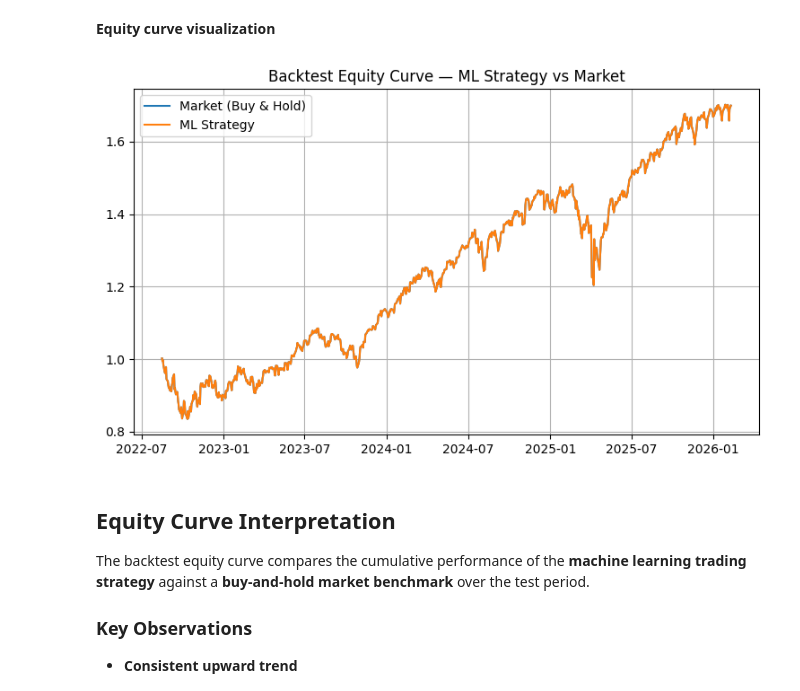
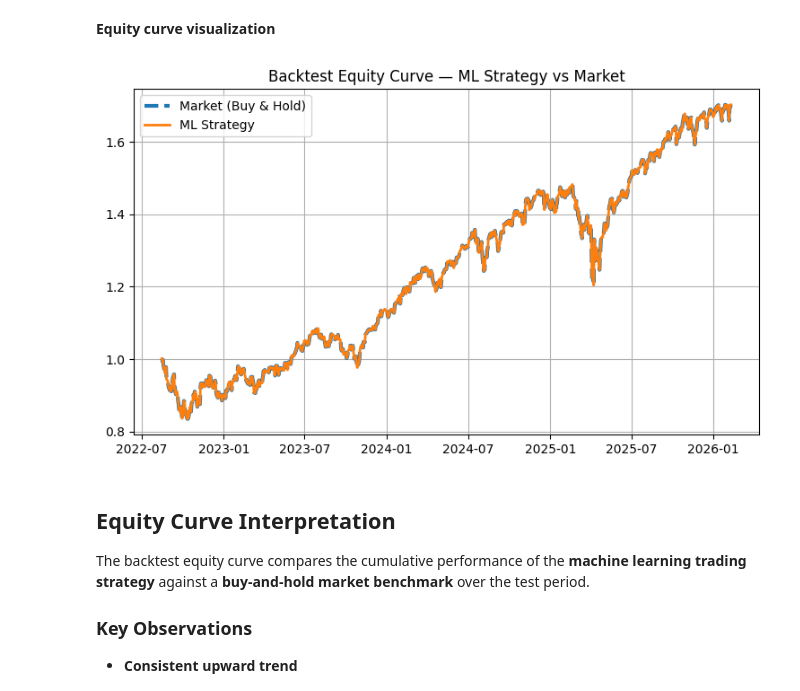
Before and after one commit to jcc2023/financial-ml-blueprints, a Jupyter notebook: Backtesting_and_Strategy_Evaluation.ipynb, the cells around one changed output. Cells and saved outputs as stored; diff of their text form; code cells hidden in the pictures.

Commit message:
Fix backtest alignment
Fix backtest alignment and equity curve visualization

```diff
--- a/Backtesting_and_Strategy_Evaluation.ipynb
+++ b/Backtesting_and_Strategy_Evaluation.ipynb
@@ -148,15 +148,20 @@ This transition marks the boundary between:
 # %% [markdown]
 **Equity curve visualization**
 # %%
+# Align series explicitly
+aligned_market = cumulative_market.loc[cumulative_strategy.index]
+
 plt.figure(figsize=(9, 5))
-plt.plot(cumulative_market, label="Market (Buy & Hold)")
-plt.plot(cumulative_strategy, label="ML Strategy")
+
+plt.plot(aligned_market, label="Market (Buy & Hold)", linewidth=3, linestyle="--")
+plt.plot(cumulative_strategy, label="ML Strategy", linewidth=2)
+
 plt.title("Backtest Equity Curve — ML Strategy vs Market")
 plt.legend()
 plt.grid(True)
 plt.show()
 # %% [output]
-[figure, old version]
+[figure, new version]
 # %% [markdown]
 ## Equity Curve Interpretation
 
```
Also changed, not shown: parts of 1 cell of this notebook.
